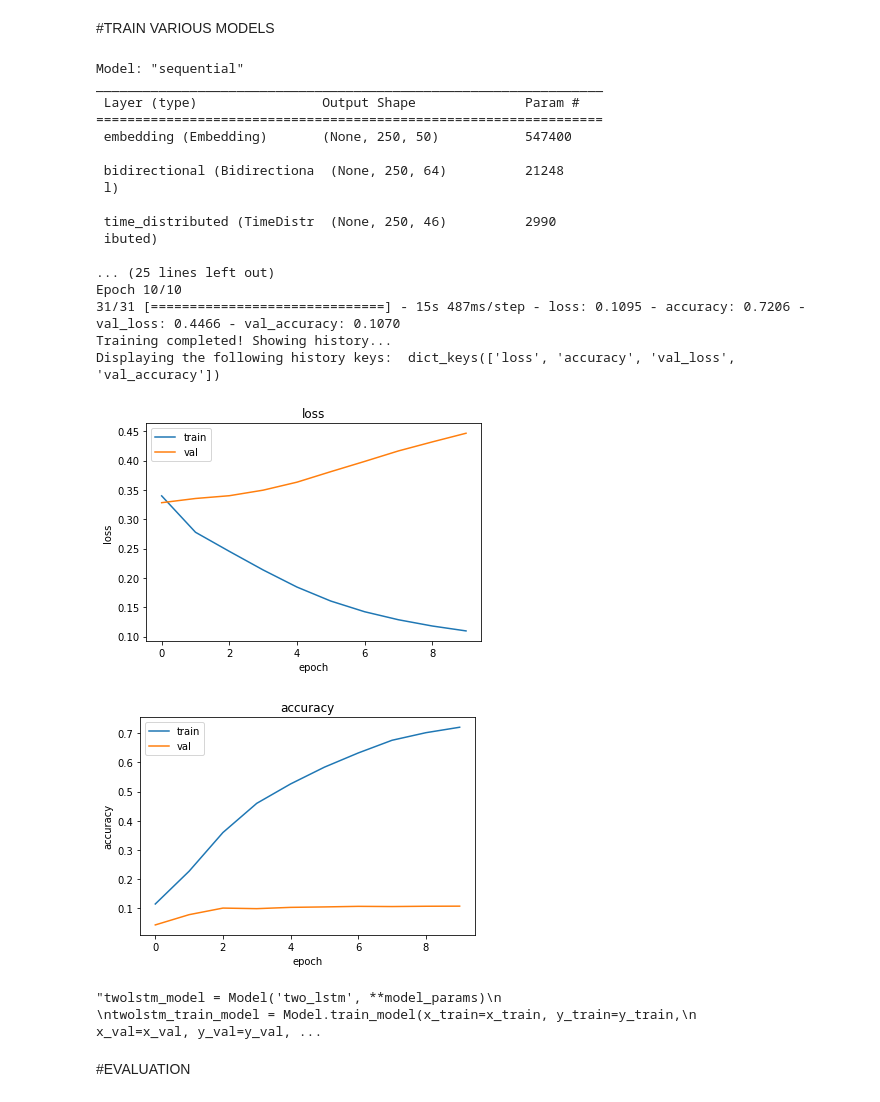
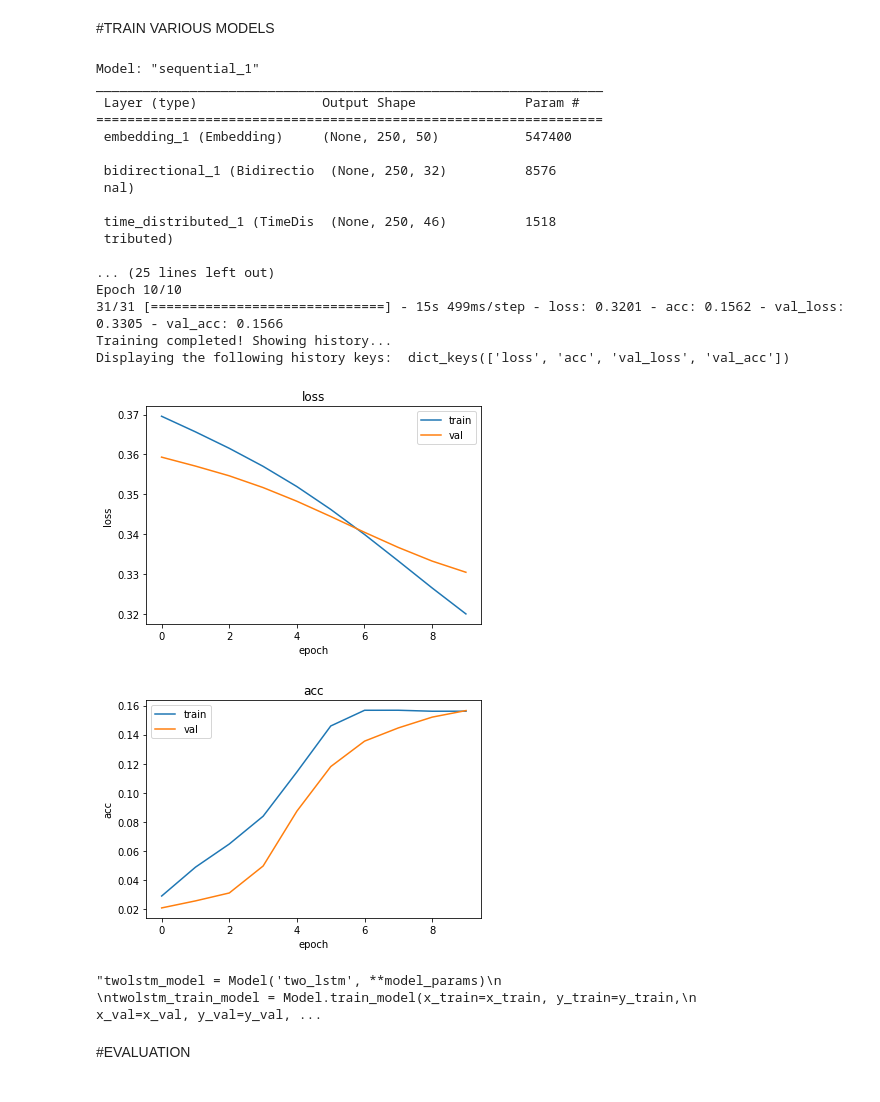
Before and after one commit to NoLogicPlease/pos_tagging, a Jupyter notebook: Assignment1.ipynb, the cells around one changed output. Cells and saved outputs as stored; diff of their text form; code cells hidden in the pictures.

```diff
--- a/Assignment1.ipynb
+++ b/Assignment1.ipynb
@@ -306,7 +306,7 @@ class Model(object):
                                             weights=[self.embedding_matrix],
                                             trainable=False
                                             ))
-        bidirect_model.add(layers.Bidirectional(layers.LSTM(32, return_sequences=True)))
+        bidirect_model.add(layers.Bidirectional(layers.LSTM(16, return_sequences=True)))
         bidirect_model.add(layers.TimeDistributed(layers.Dense(self.num_labels, activation="softmax")))
         bidirect_model.compile(**self.compile_info)
         bidirect_model.summary()
@@ -492,16 +484,16 @@ print(v4_matrix[30:40])
 #TRAIN VARIOUS MODELS
 # %%
 compile_info = {
-    'optimizer': keras.optimizers.Adam(learning_rate=1e-3),
+    'optimizer': keras.optimizers.Adam(learning_rate=1e-4),
     'loss': 'categorical_crossentropy',
-    'metrics': ['accuracy']
+    'metrics': ['acc']
 }
 
 training_info = {
     'verbose': 1,
     'epochs': 10,
     'batch_size': BATCH_SIZE,
-    'callbacks': [keras.callbacks.EarlyStopping(monitor='val_accuracy',
+    'callbacks': [keras.callbacks.EarlyStopping(monitor='val_acc',
                                                 patience=10)]
 }
 
@@ -525,43 +517,43 @@ baseline = Model('baseline', **model_params)
 baseline_train = baseline.train_model(x_train=x_train, y_train=y_train,
                              x_val=x_val, y_val=y_val, training_info=training_info)
 
 # GRU
 #gru_model = Model('gru', **model_params)
 
 #gru_train_model = Model.train_model(x_train=x_train, y_train=y_train,
                       #              x_val=x_val, y_val=y_val, training_info=training_info)
 
 # TWO LSTM
 '''twolstm_model = Model('two_lstm', **model_params)
 
 twolstm_train_model = Model.train_model(x_train=x_train, y_train=y_train,
         x_val=x_val, y_val=y_val, training_info=training_info)
 
 # TWO DENSE
 twodense_model = Model('two_dense', **model_params)
 
 twodense_train_model = Model.train_model(x_train=x_train, y_train=y_train,
                                     x_val=x_val, y_val=y_val, training_info=training_info)'''
 # %% [output]
-Model: "sequential"
+Model: "sequential_1"
 _________________________________________________________________
  Layer (type)                Output Shape              Param #
 =================================================================
- embedding (Embedding)       (None, 250, 50)           547400
+ embedding_1 (Embedding)     (None, 250, 50)           547400
 
- bidirectional (Bidirectiona  (None, 250, 64)          21248
- l)
+ bidirectional_1 (Bidirectio  (None, 250, 32)          8576
+ nal)
 
- time_distributed (TimeDistr  (None, 250, 46)          2990
- ibuted)
+ time_distributed_1 (TimeDis  (None, 250, 46)          1518
+ tributed)
 
 ... (25 lines left out)
 Epoch 10/10
-31/31 [==============================] - 15s 487ms/step - loss: 0.1095 - accuracy: 0.7206 - val_loss: 0.4466 - val_accuracy: 0.1070
+31/31 [==============================] - 15s 499ms/step - loss: 0.3201 - acc: 0.1562 - val_loss: 0.3305 - val_acc: 0.1566
 Training completed! Showing history...
-Displaying the following history keys:  dict_keys(['loss', 'accuracy', 'val_loss', 'val_accuracy'])
+Displaying the following history keys:  dict_keys(['loss', 'acc', 'val_loss', 'val_acc'])
-[figure, old version]
+[figure, new version]
-[figure, old version]
+[figure, new version]
 "twolstm_model = Model('two_lstm', **model_params)\n                                      \ntwolstm_train_model = Model.train_model(x_train=x_train, y_train=y_train,\n        x_val=x_val, y_val=y_val, ...
 # %% [markdown]
 #EVALUATION
```
Also changed, not shown: parts of 4 cells of this notebook.
